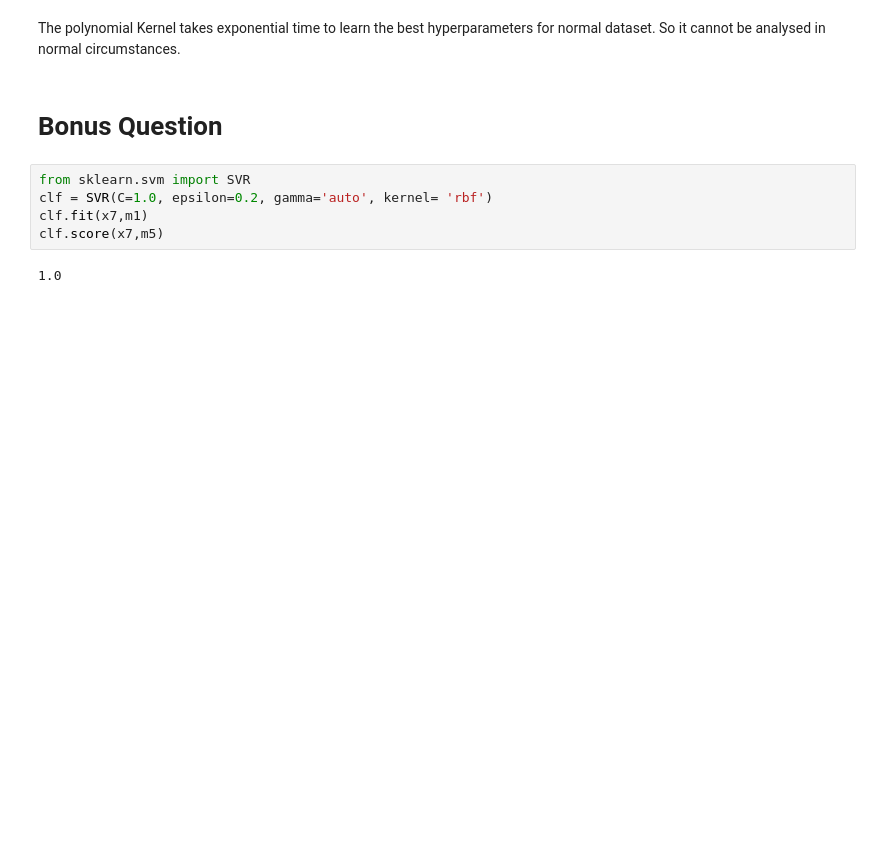
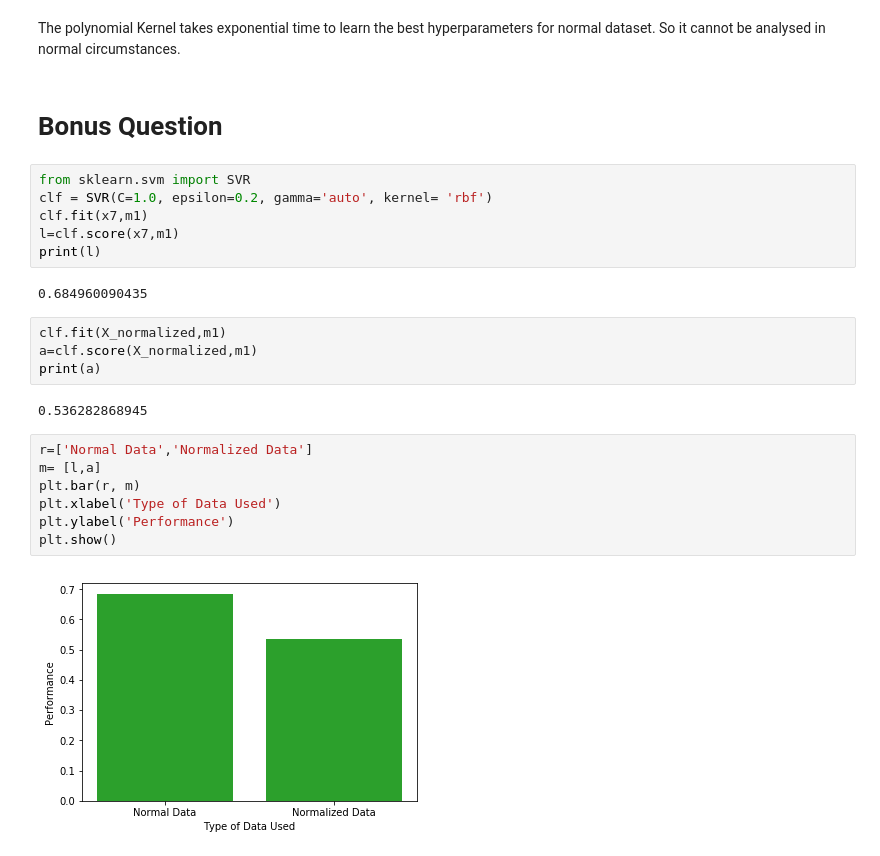
Before and after one commit to rohilrg/Machine-Learning-Practical-Session, a Jupyter notebook: Practical Session on SVM/SVM Practical Session.ipynb, the cells around one changed output. Cells and saved outputs as stored; diff of their text form; blank space fills up the shorter version.

```diff
--- a/Practical Session on SVM/SVM Practical Session.ipynb
+++ b/Practical Session on SVM/SVM Practical Session.ipynb
@@ -681,6 +681,22 @@ The polynomial Kernel takes exponential time to learn the best hyperparameters f
 from sklearn.svm import SVR
 clf = SVR(C=1.0, epsilon=0.2, gamma='auto', kernel= 'rbf')
 clf.fit(x7,m1)
-clf.score(x7,m5)
+l=clf.score(x7,m1)
+print(l)
 # %% [output]
-1.0
+0.684960090435
+# %%
+clf.fit(X_normalized,m1)
+a=clf.score(X_normalized,m1)
+print(a)
+# %% [output]
+0.536282868945
+# %%
+r=['Normal Data','Normalized Data']
+m= [l,a]
+plt.bar(r, m)
+plt.xlabel('Type of Data Used')
+plt.ylabel('Performance')
+plt.show()
+# %% [output]
+[figure, added]
```
